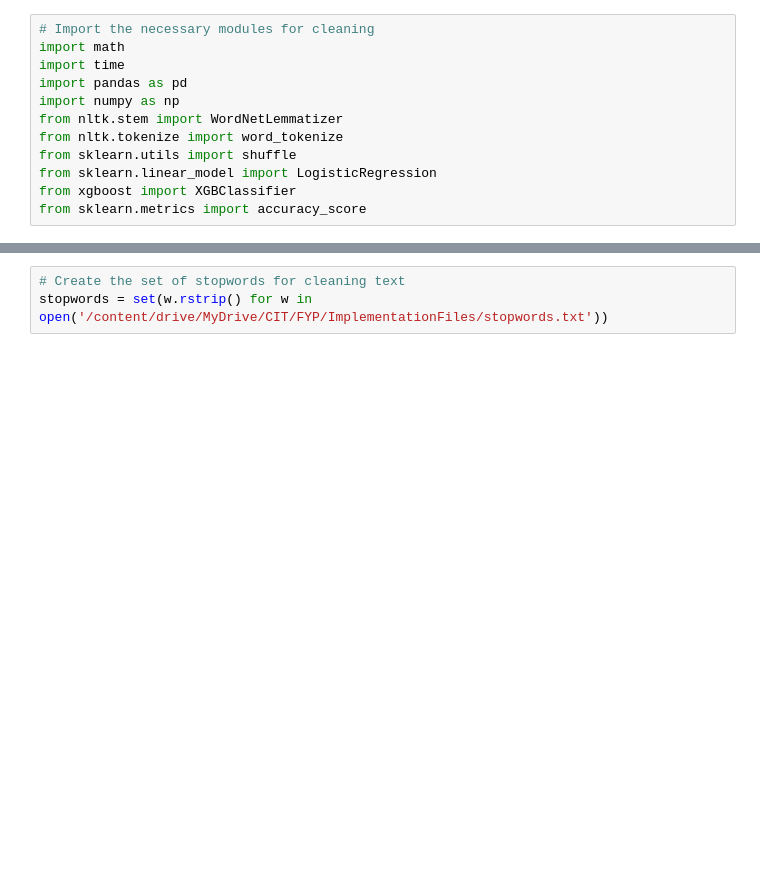
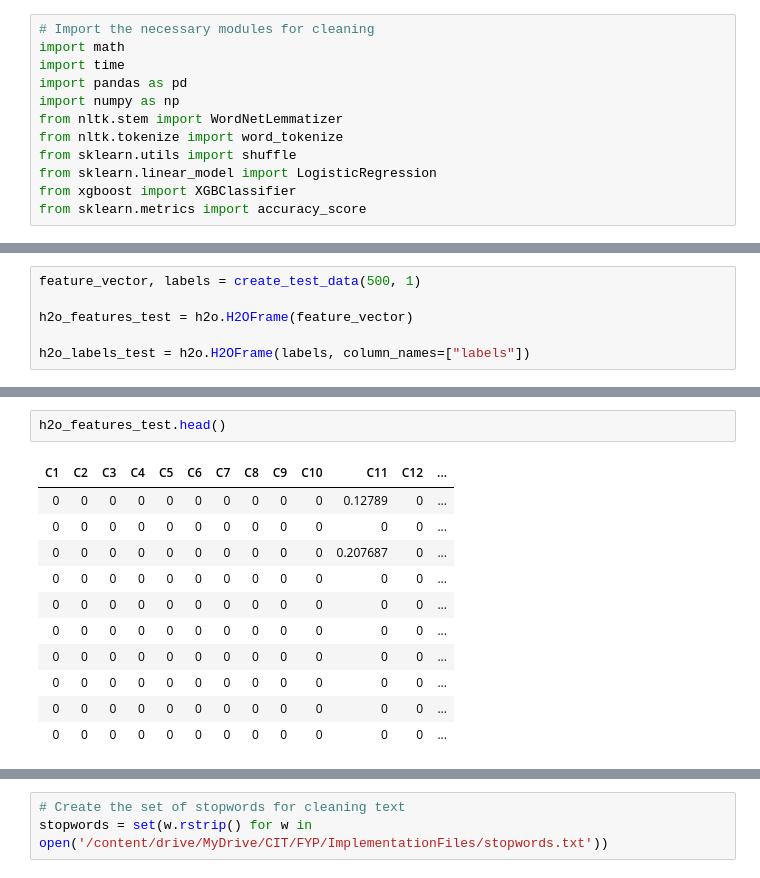
Before and after one commit to CianOSull/AutoML_With_SA_FYP_2021, a Jupyter notebook: Copy_of_H2O_MainNotebook.ipynb, the cells around one changed output, grey strips where cells are left out. Saved outputs shown, nothing was run; the diff lists cells and outputs as text; blank space fills up the shorter version.

```diff
--- a/Copy_of_H2O_MainNotebook.ipynb
+++ b/Copy_of_H2O_MainNotebook.ipynb
@@ -53,0 +495,6 @@ from sklearn.metrics import accuracy_score
+# %%
+feature_vector, labels = create_test_data(500, 1)
+
+h2o_features_test = h2o.H2OFrame(feature_vector)
+
+h2o_labels_test = h2o.H2OFrame(labels, column_names=["labels"])
@@ -53,0 +518,14 @@ from sklearn.metrics import accuracy_score
+# %%
+h2o_features_test.head()
+# %% [output]
+| C1 | C2 | C3 | C4 | C5 | C6 | C7 | C8 | C9 | C10 | C11 | C12 | ... |
+| 0 | 0 | 0 | 0 | 0 | 0 | 0 | 0 | 0 | 0 | 0.12789 | 0 | ... |
+| 0 | 0 | 0 | 0 | 0 | 0 | 0 | 0 | 0 | 0 | 0 | 0 | ... |
+| 0 | 0 | 0 | 0 | 0 | 0 | 0 | 0 | 0 | 0 | 0.207687 | 0 | ... |
+| 0 | 0 | 0 | 0 | 0 | 0 | 0 | 0 | 0 | 0 | 0 | 0 | ... |
+| 0 | 0 | 0 | 0 | 0 | 0 | 0 | 0 | 0 | 0 | 0 | 0 | ... |
+| 0 | 0 | 0 | 0 | 0 | 0 | 0 | 0 | 0 | 0 | 0 | 0 | ... |
+| 0 | 0 | 0 | 0 | 0 | 0 | 0 | 0 | 0 | 0 | 0 | 0 | ... |
+| 0 | 0 | 0 | 0 | 0 | 0 | 0 | 0 | 0 | 0 | 0 | 0 | ... |
+| 0 | 0 | 0 | 0 | 0 | 0 | 0 | 0 | 0 | 0 | 0 | 0 | ... |
+| 0 | 0 | 0 | 0 | 0 | 0 | 0 | 0 | 0 | 0 | 0 | 0 | ... |
```
Also changed, not shown: parts of 64 cells of this notebook.
